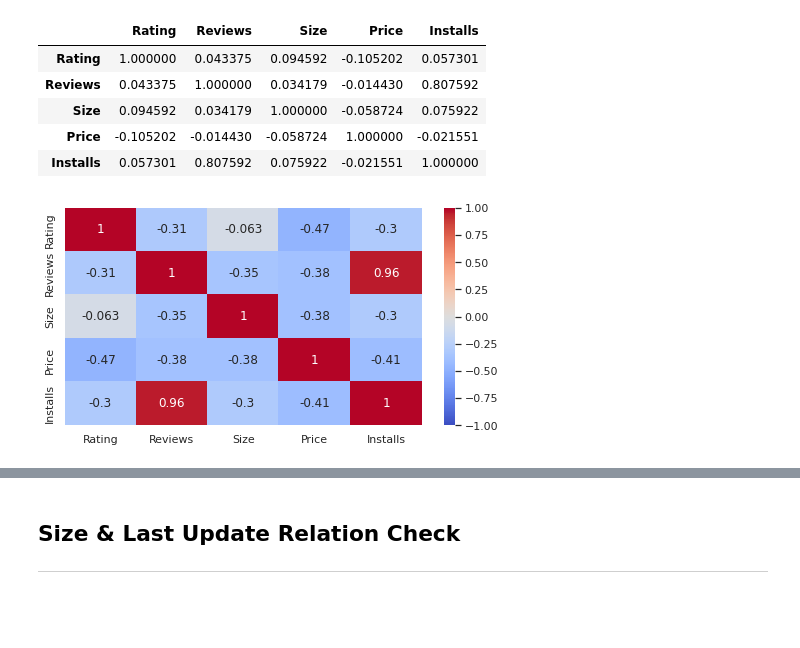
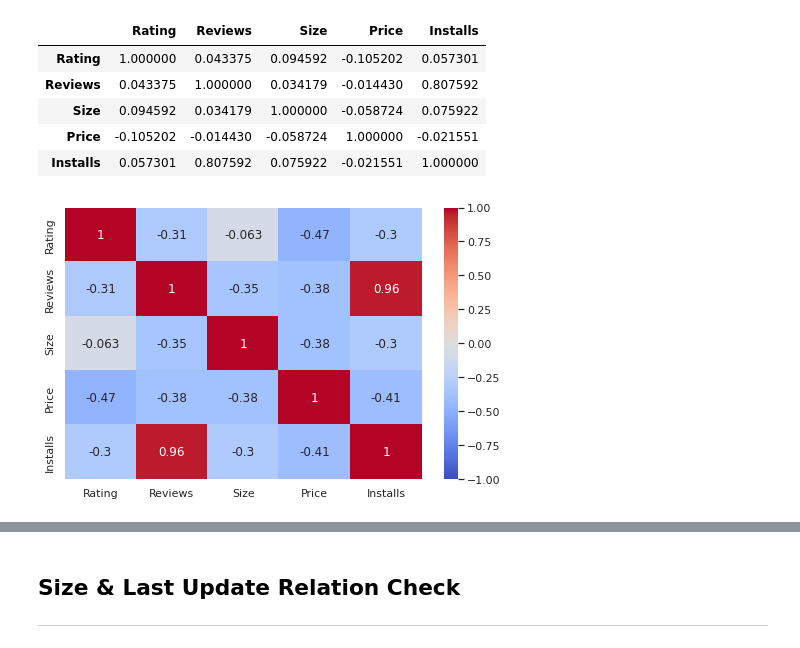
Before and after one commit to Sanddeep-K/Capstone_1_EDA_Play_Store_App_Review, a Jupyter notebook: Sandeep_K_Capstone_1_EDA_Play_Store_App_Review.ipynb, the cells around one changed output, grey strips where cells are left out. Saved outputs shown, nothing was run; the diff lists cells and outputs as text; code cells hidden in the pictures; blank space fills up the shorter version.

```diff
--- a/Sandeep_K_Capstone_1_EDA_Play_Store_App_Review.ipynb
+++ b/Sandeep_K_Capstone_1_EDA_Play_Store_App_Review.ipynb
@@ -1294,3 +1308,6 @@ free_paid_sentiment_pivot
 | Type |  |  |
 | Free | 0.180346 | 0.493562 |
 | Paid | 0.228548 | 0.511253 |
+# %%
+plt.rcParams["figure.figsize"] = (10,10)
+free_paid_sentiment_pivot.plot.bar()
@@ -2421,8 +2557,8 @@ paid_corr_df
 | Installs | 0.057301 | 0.807592 | 0.075922 | -0.021551 | 1.000000 |
 # %%
 # Heatmap of correlation - Free Apps
-plt.figure(figsize=(8,4))
+plt.figure(figsize=(8,5))
 sns.heatmap(paid_corr_df.corr(), vmin=-1, cmap='coolwarm', annot=True, annot_kws={'size':12})
 plt.show()
 # %% [output]
-[figure, old version]
+[figure, new version]
```
Also changed, not shown: parts of 71 cells of this notebook.
